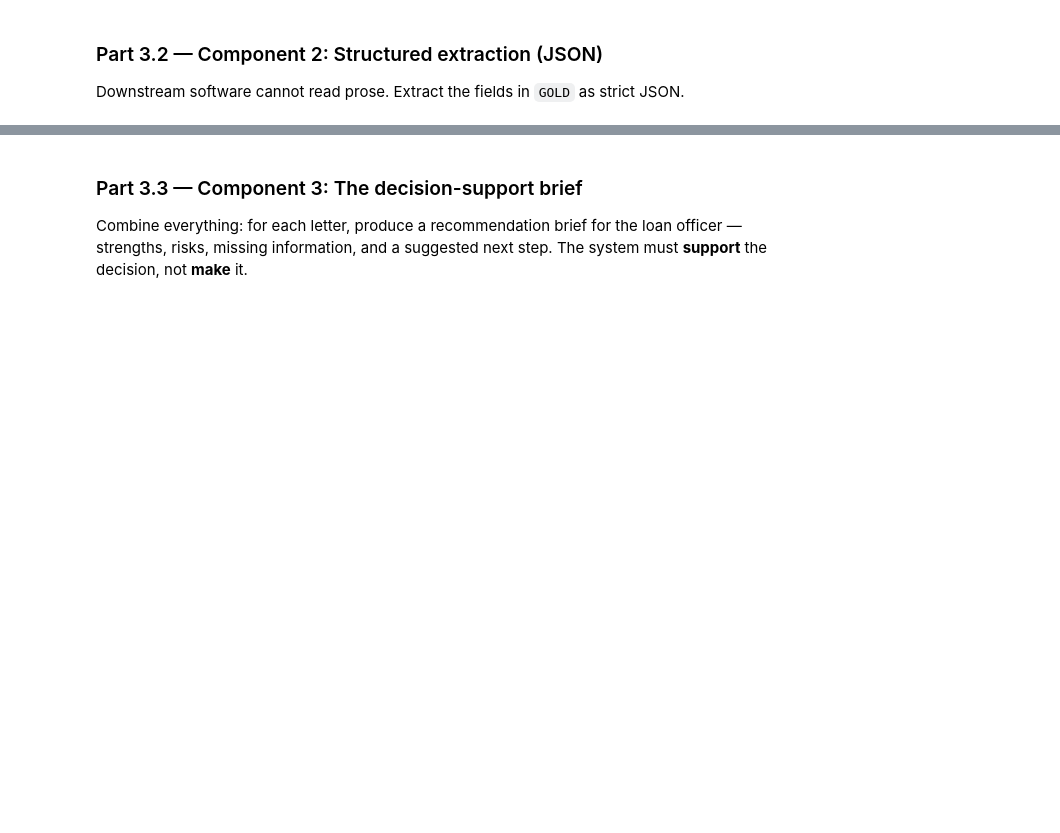
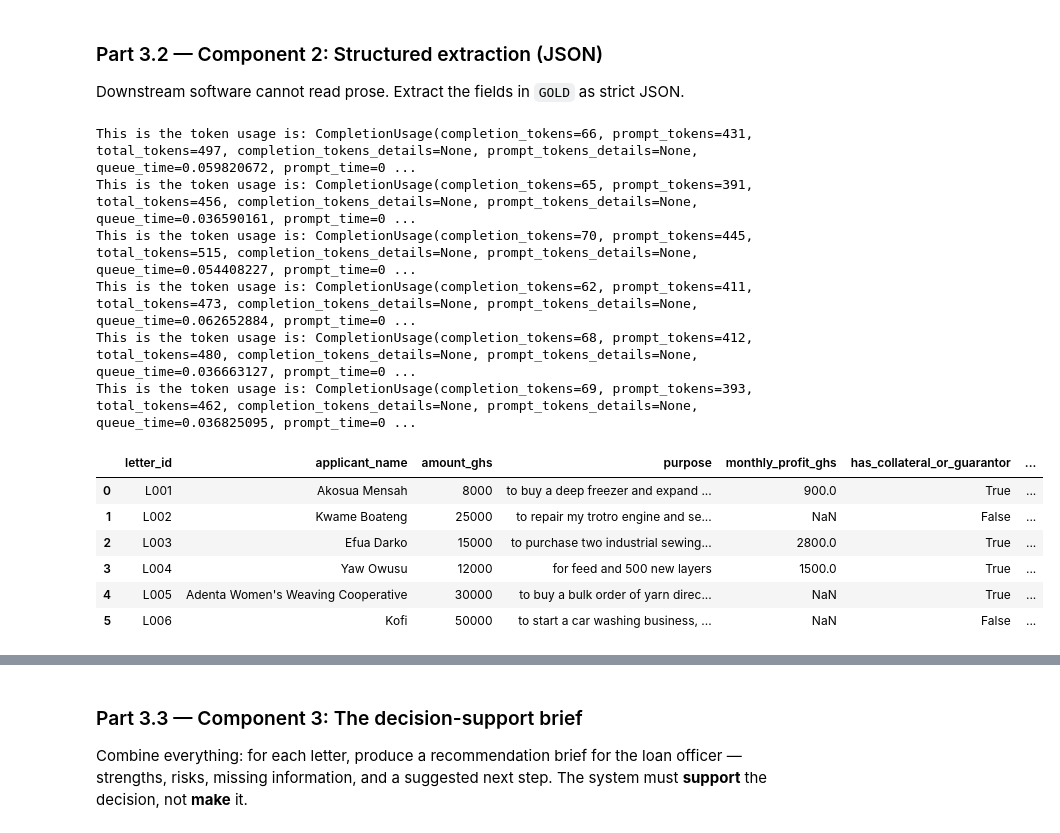
Before and after one commit to YayraBoven/lab-4-llm-decision-support, a Jupyter notebook: Lab4/lab_4.ipynb, the cells around one changed output, grey strips where cells are left out. Drawn from its saved outputs; the diff is of its cells as text; code cells hidden in the pictures; blank space fills up the shorter version.

````diff
--- a/Lab4/lab_4.ipynb
+++ b/Lab4/lab_4.ipynb
@@ -344,21 +344,88 @@ Downstream software cannot read prose. Extract the fields in `GOLD` as strict JS
 # %%
 # TODO: Write EXTRACT_PROMPT — a template that instructs the model to return ONLY a JSON
 #   object with EXACTLY these keys:
 #     applicant_name (string), amount_ghs (number), purpose (string),
 #     monthly_profit_ghs (number or null), has_collateral_or_guarantor (boolean),
 #     repayment_months (number or null)
 #   Techniques to use:
 #     - explicit schema in the prompt
 #     - ONE worked example (few-shot) using a letter you write yourself (not from LETTERS!)
 #     - "If a field is not stated in the letter, use null. Do not guess."
 #     - temperature=0
 
+
+EXTRACT_PROMPT = """"You are a data extraction assitant for a microfinance loan officer.
+                     Extract the following fields from a loan application letter and return only a valid
+                     JSON object with exactly these keys, nothing else and no additional explanation
+
+                     applicant_name (string)
+                     amount_ghs (number)
+                     purpose (string)
+                     monthly_profit_ghs (number or null)
+                     has_collateral_or_guarantor (boolean)
+                     repayment_months (number or null)
+
+                     If a fiels is not stated or seen in the letter use nul. Do not do any guessing or investion of values
+
+
+                     Example:
+                     Letter: "My name is Harriet Boven. I rn a small Abele Walls business and i need GHS 80000 to buy a new fridge.
+                     I amke about GHS1000 profit a month. My sisters will be my guarantors. I can relap over 8 months."
+
+                    Output:
+                    {"applicant_name": "Harriet Boven", "amount_ghs": 8000, "purpose": "to buy a new fridge",
+                    "monthly_profit_ghs": 1000, "has_collateral_or_guarantor": true, "repayment_months": 8}
+                    """
+
 # TODO: Write extract_fields(letter_text) that calls the LLM, strips any ```json fences,
 #   json.loads() the result, and returns a dict. Handle parse failures gracefully
 #   (return None and print a warning).
 
+import json
+
+def extract_fields(letter_text):
+    user_prompt = f"Extract the fields from this loan application:\n\n{letter_text}"
+    first_output = ask_llm(user_prompt, system_prompt=EXTRACT_PROMPT, temperature=0.0)
+    cleaned = first_output.strip()
+
+    if cleaned.startswith("```"):
+        cleaned = cleaned.strip("`")
+        cleaned = cleaned.replace("json", "", 1).strip()
+
+    try:
+        return json.loads(cleaned)
+    except json.JSONDecodeError:
+        print(f"Warning: failed to parse JSON for this letter. Raw output:\n{first_output}")
+        return None
+
 # TODO: Run it on ALL SIX letters; collect results into a pandas DataFrame (one row per
 #   letter) and display it.
+
+results = []
+for letter_id, letter_text in LETTERS.items():
+  fields = extract_fields(letter_text)
+  if fields is not None:
+    fields["letter_id"] = letter_id
+    results.append(fields)
+
+import pandas as pd
+extraction_final = pd.DataFrame(results)
+extraction_final = extraction_final[["letter_id", "applicant_name", "amount_ghs", "purpose", "monthly_profit_ghs", "has_collateral_or_guarantor", "repayment_months"]]
+extraction_final
+# %% [output]
+This is the token usage is: CompletionUsage(completion_tokens=66, prompt_tokens=431, total_tokens=497, completion_tokens_details=None, prompt_tokens_details=None, queue_time=0.059820672, prompt_time=0 ...
+This is the token usage is: CompletionUsage(completion_tokens=65, prompt_tokens=391, total_tokens=456, completion_tokens_details=None, prompt_tokens_details=None, queue_time=0.036590161, prompt_time=0 ...
+This is the token usage is: CompletionUsage(completion_tokens=70, prompt_tokens=445, total_tokens=515, completion_tokens_details=None, prompt_tokens_details=None, queue_time=0.054408227, prompt_time=0 ...
+This is the token usage is: CompletionUsage(completion_tokens=62, prompt_tokens=411, total_tokens=473, completion_tokens_details=None, prompt_tokens_details=None, queue_time=0.062652884, prompt_time=0 ...
+This is the token usage is: CompletionUsage(completion_tokens=68, prompt_tokens=412, total_tokens=480, completion_tokens_details=None, prompt_tokens_details=None, queue_time=0.036663127, prompt_time=0 ...
+This is the token usage is: CompletionUsage(completion_tokens=69, prompt_tokens=393, total_tokens=462, completion_tokens_details=None, prompt_tokens_details=None, queue_time=0.036825095, prompt_time=0 ...
+|  | letter_id | applicant_name | amount_ghs | purpose | monthly_profit_ghs | has_collateral_or_guarantor | ... |
+| 0 | L001 | Akosua Mensah | 8000 | to buy a deep freezer and expand ... | 900.0 | True | ... |
+| 1 | L002 | Kwame Boateng | 25000 | to repair my trotro engine and se... | NaN | False | ... |
+| 2 | L003 | Efua Darko | 15000 | to purchase two industrial sewing... | 2800.0 | True | ... |
+| 3 | L004 | Yaw Owusu | 12000 | for feed and 500 new layers | 1500.0 | True | ... |
+| 4 | L005 | Adenta Women's Weaving Cooperative | 30000 | to buy a bulk order of yarn direc... | NaN | True | ... |
+| 5 | L006 | Kofi | 50000 | to start a car washing business, ... | NaN | False | ... |
 # %% [markdown]
 **Student Reasoning — Structured extraction**
 *1. Why must the few-shot example NOT come from the six letters you are processing?*
````
Also changed, not shown: parts of 3 cells of this notebook.
